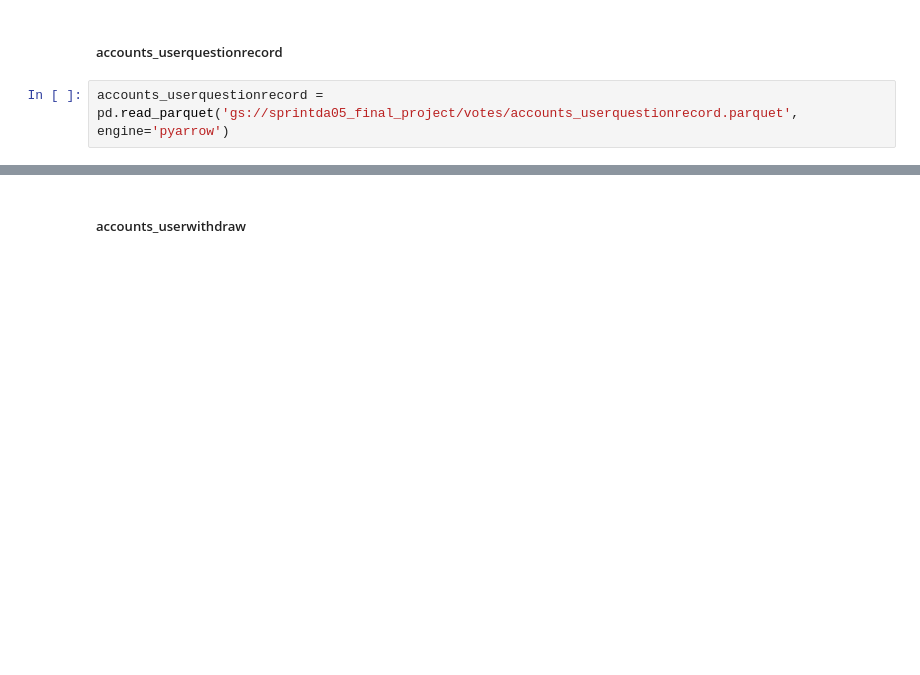
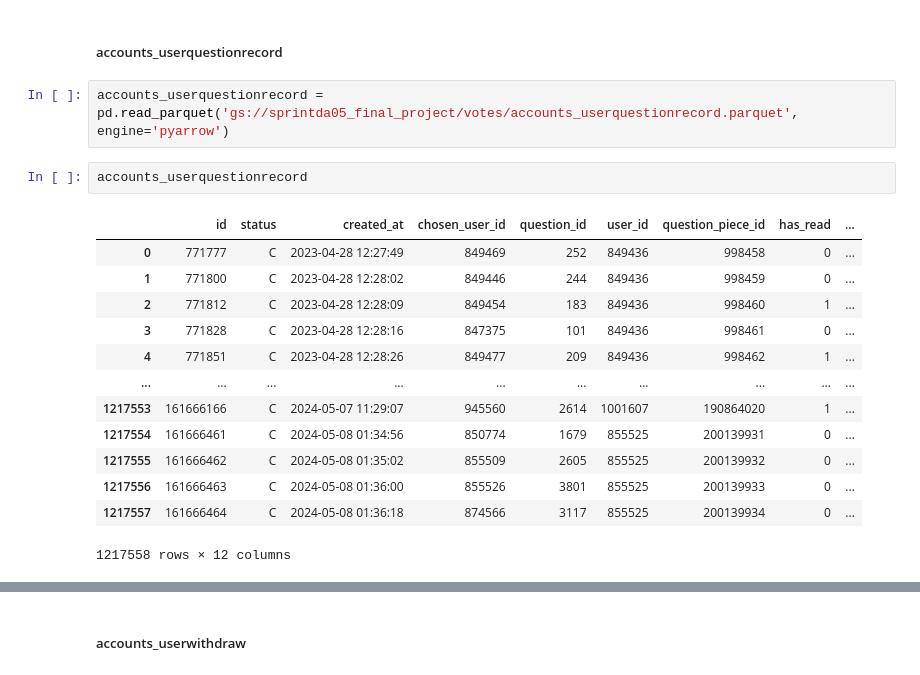
Before and after one commit to goodnews724/sprint_final_project, a Jupyter notebook: notebooks/jaemun.ipynb, the cells around one changed output, grey strips where cells are left out. Cells and saved outputs as stored; diff of their text form; blank space fills up the shorter version.

```diff
--- a/notebooks/jaemun.ipynb
+++ b/notebooks/jaemun.ipynb
@@ -111,3 +531,19 @@ accounts_user = pd.read_parquet('gs://sprintda05_final_project/votes/accounts_us
 ##### accounts_userquestionrecord
 # %%
 accounts_userquestionrecord = pd.read_parquet('gs://sprintda05_final_project/votes/accounts_userquestionrecord.parquet', engine='pyarrow')
+# %%
+accounts_userquestionrecord
+# %% [output]
+|  | id | status | created_at | chosen_user_id | question_id | user_id | question_piece_id | has_read | ... |
+| 0 | 771777 | C | 2023-04-28 12:27:49 | 849469 | 252 | 849436 | 998458 | 0 | ... |
+| 1 | 771800 | C | 2023-04-28 12:28:02 | 849446 | 244 | 849436 | 998459 | 0 | ... |
+| 2 | 771812 | C | 2023-04-28 12:28:09 | 849454 | 183 | 849436 | 998460 | 1 | ... |
+| 3 | 771828 | C | 2023-04-28 12:28:16 | 847375 | 101 | 849436 | 998461 | 0 | ... |
+| 4 | 771851 | C | 2023-04-28 12:28:26 | 849477 | 209 | 849436 | 998462 | 1 | ... |
+| ... | ... | ... | ... | ... | ... | ... | ... | ... | ... |
+| 1217553 | 161666166 | C | 2024-05-07 11:29:07 | 945560 | 2614 | 1001607 | 190864020 | 1 | ... |
+| 1217554 | 161666461 | C | 2024-05-08 01:34:56 | 850774 | 1679 | 855525 | 200139931 | 0 | ... |
+| 1217555 | 161666462 | C | 2024-05-08 01:35:02 | 855509 | 2605 | 855525 | 200139932 | 0 | ... |
+| 1217556 | 161666463 | C | 2024-05-08 01:36:00 | 855526 | 3801 | 855525 | 200139933 | 0 | ... |
+| 1217557 | 161666464 | C | 2024-05-08 01:36:18 | 874566 | 3117 | 855525 | 200139934 | 0 | ... |
+1217558 rows × 12 columns
```
Also changed, not shown: parts of 50 cells of this notebook.
